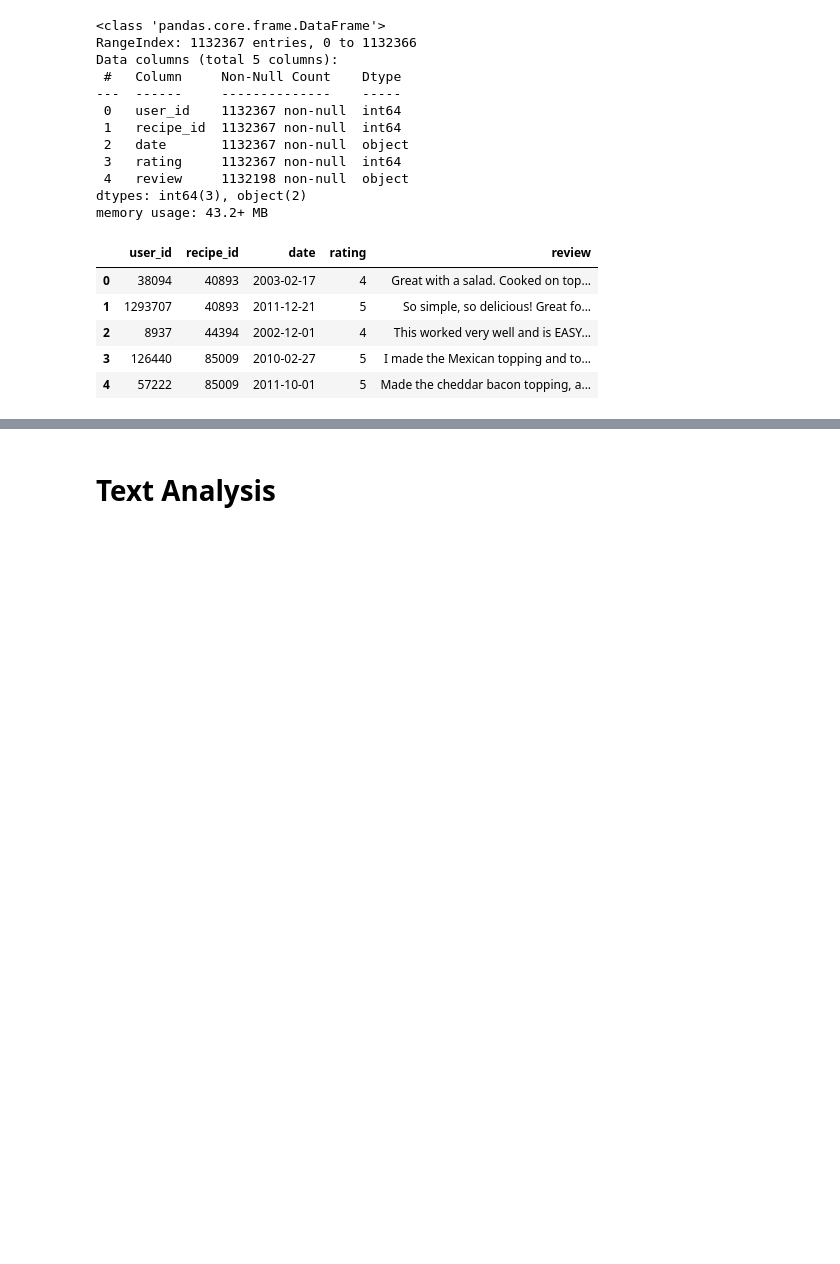
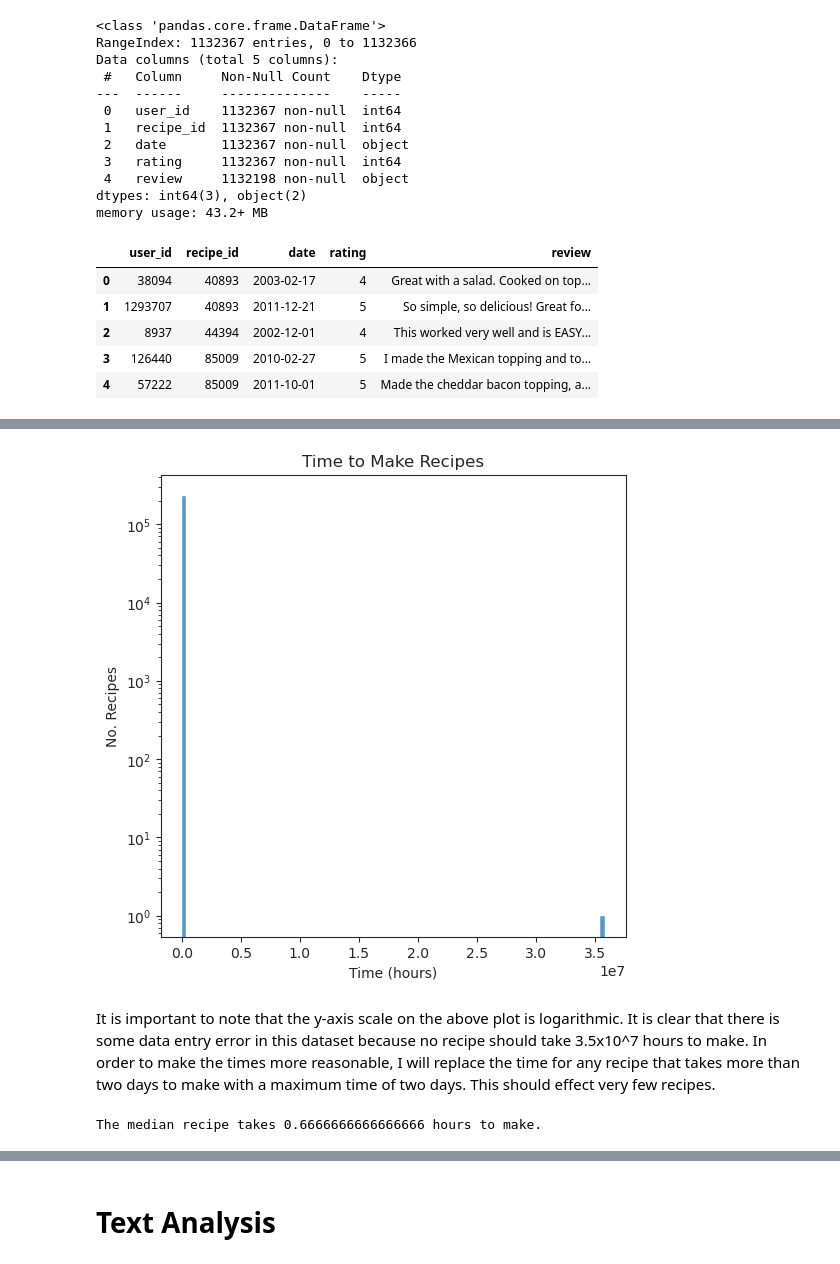
Before and after one commit to jlombino/RecipeEngine, a Jupyter notebook: Recipe_EDA.ipynb, the cells around one changed output, grey strips where cells are left out. Saved outputs shown, nothing was run; the diff lists cells and outputs as text; code cells hidden in the pictures; blank space fills up the shorter version.

```diff
--- a/Recipe_EDA.ipynb
+++ b/Recipe_EDA.ipynb
@@ -325,0 +164,22 @@ recipes_with_nutrition.head()
+# %%
+raw_recipes['hours'] = raw_recipes['minutes']/60
+
+time_plot, time_ax = plt.subplots(figsize=(6,6))
+
+sns.histplot(raw_recipes['hours'], ax=time_ax, bins=100)
+time_ax.set_yscale('log')
+time_ax.set_title('Time to Make Recipes')
+time_ax.set_xlabel('Time (hours)')
+time_ax.set_ylabel('No. Recipes');
+# %% [output]
+[figure, added]
+# %% [markdown]
+It is important to note that the y-axis scale on the above plot is logarithmic. It is clear that there is some data entry error in this dataset because no recipe should take 3.5x10^7 hours to make. In order to make the times more reasonable, I will replace the time for any recipe that takes more than two days to make with a maximum time of two days. This should effect very few recipes.
+# %%
+median_time = raw_recipes['hours'].median()
+
+print(f'The median recipe takes {median_time} hours to make.')
+
+raw_recipes['hours_adjusted'] = raw_recipes['hours'].mask(raw_recipes['hours'] > 48, 48)
+# %% [output]
+The median recipe takes 0.6666666666666666 hours to make.
```
Also changed, not shown: parts of 103 cells of this notebook, 1 other file.
